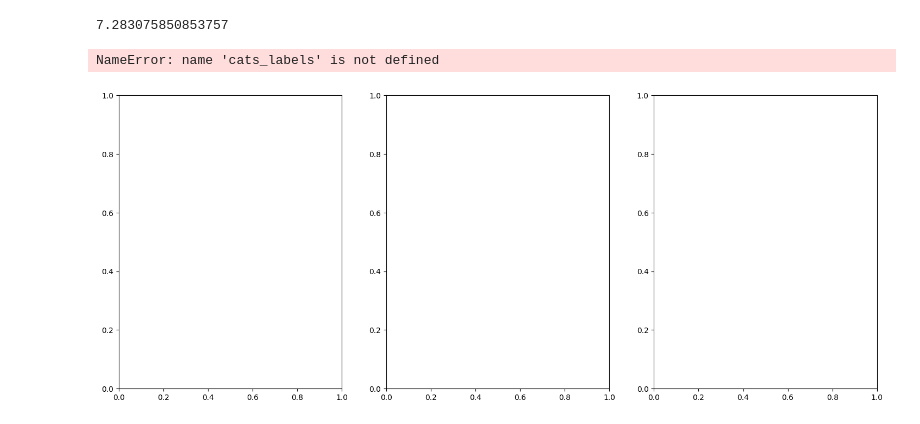
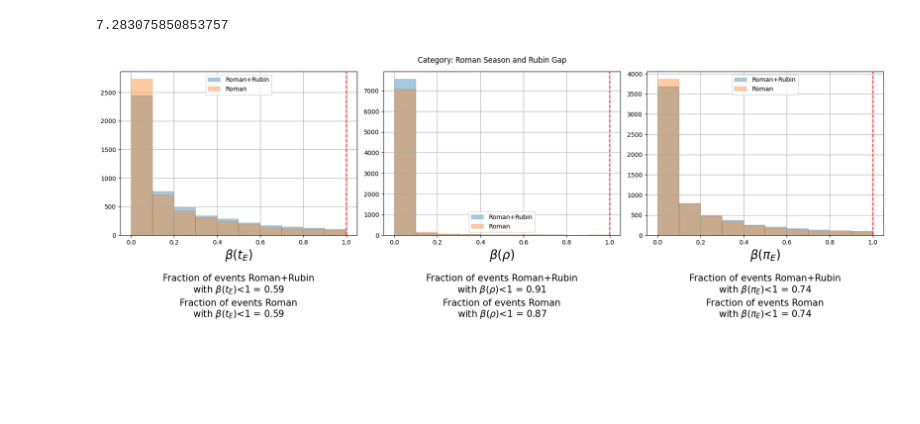
Before and after one commit to anibal-art/roman_rubin, a Jupyter notebook: notebooks/analisys_many_events.ipynb, the cells around one changed output. Cells and saved outputs as stored; diff of their text form; code cells hidden in the pictures; blank space fills up the shorter version.

```diff
--- a/notebooks/analisys_many_events.ipynb
+++ b/notebooks/analisys_many_events.ipynb
@@ -346,6 +346,7 @@ labelsparams = lambda p: labels[p]
 label_m1 = lambda p: f'$\\alpha({labels[p]})$'
 label_m3 = lambda p :f'$\\gamma({labels[p]})$'
 label_m2 = lambda p :f'$\\beta({labels[p]})$'
+# cats_label = {'A':'Overlap of the Observing Seasons of Roman and Rubin', 'B':'Rubin Season and Roman Gap', 'C':'Roman Season and Rubin Gap', 'D':'Roman Gap and Rubin gap'}
 
 # cats_labels = {'A': 'Overlap seasons Roman and Rubin', 'B': 'Roman gap and Rubin season','C': 'gap Roman and gap Rubin', 'D': 'Season Roman and gap Rubin'}
 # Function to plot histograms and annotations
@@ -367,36 +368,35 @@ def plot_histogram(ax, data1, data2, xlabel, title):
                 xy=(0.5, -0.45), xycoords='axes fraction',
                 ha='center', va='center', fontsize=15)
 
 
 
 fig, axes = plt.subplots(1, 3, figsize=(18, 7))
 
 # Si quiero ver una categoria en particular
 cat = 'C'
-plt.suptitle(f'Category: {cats_labels[cat]}')
+plt.suptitle(f'Category: {cats_label[cat]}')
 # plt.suptitle(f'All categories related to [$t_0 \pm t_E$] in seasons or gaps')
 mask = met_1_rr['Source'].isin(true['Source'][true['categories']==cat])
 
 p = 'te'
 plot_histogram(axes[0], met_2_rr[p], met_2_roman[p], label_m2(p), f'${labels[p]}$')
 
 q = 'rho'
 plot_histogram(axes[1], met_2_rr[q], met_2_roman[q], label_m2(q), f'${labels[q]}$')
 
 r = 'piE'
 plot_histogram(axes[2], met_2_rr[r], met_2_roman[r], label_m2(r), f'$\pi_E$')
 
 # Adjust layout for better spacing
 axes[0].grid()
 axes[1].grid()
 axes[2].grid()
 plt.tight_layout()
 
 # Show the plot
 plt.show()
 # %% [output]
-NameError: name 'cats_labels' is not defined
-[figure, old version]
+[figure, new version]
 # %%
 print(len(true[true['categories']=='A']))
 print(len(true[true['categories']=='B']))
```
Also changed, not shown: 8 other files.
